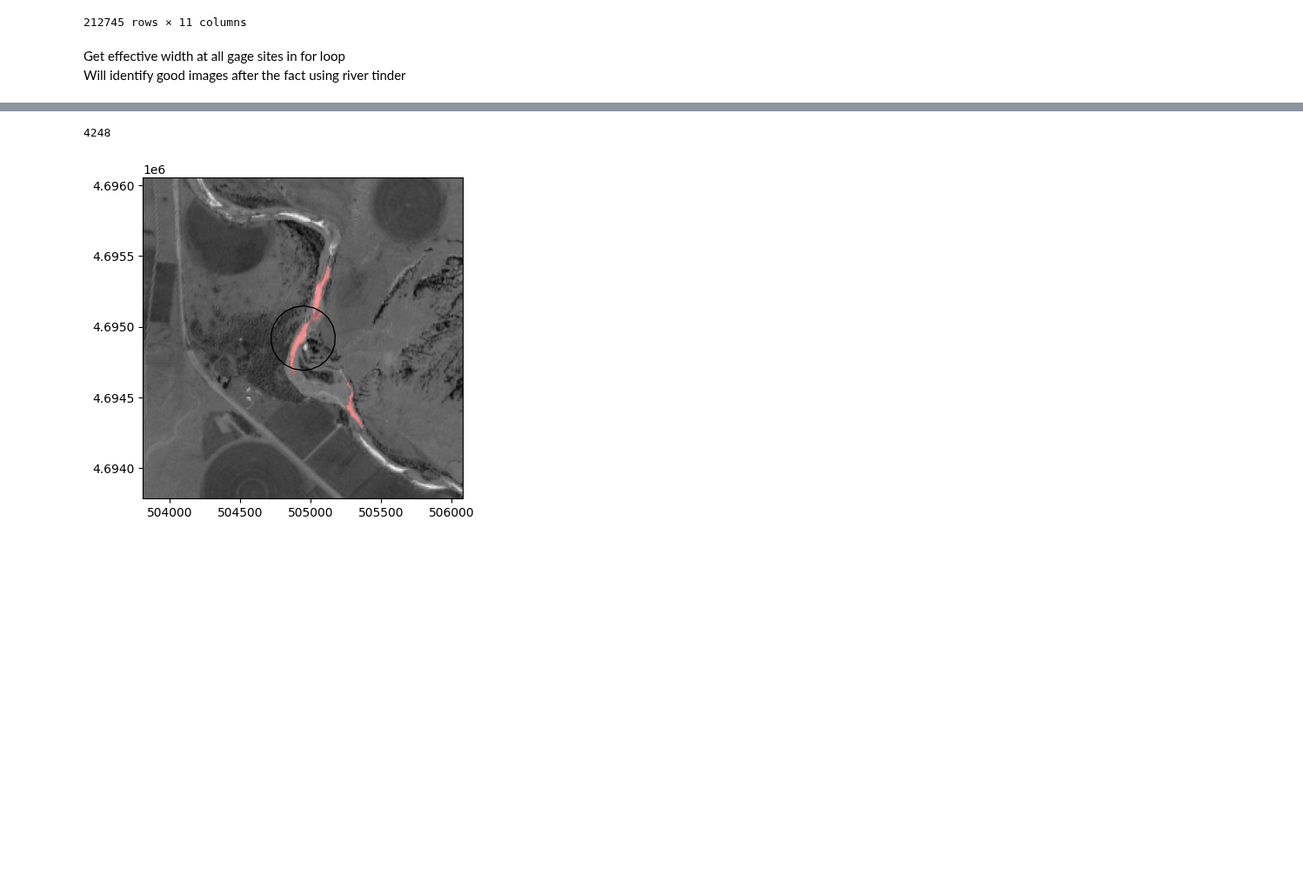
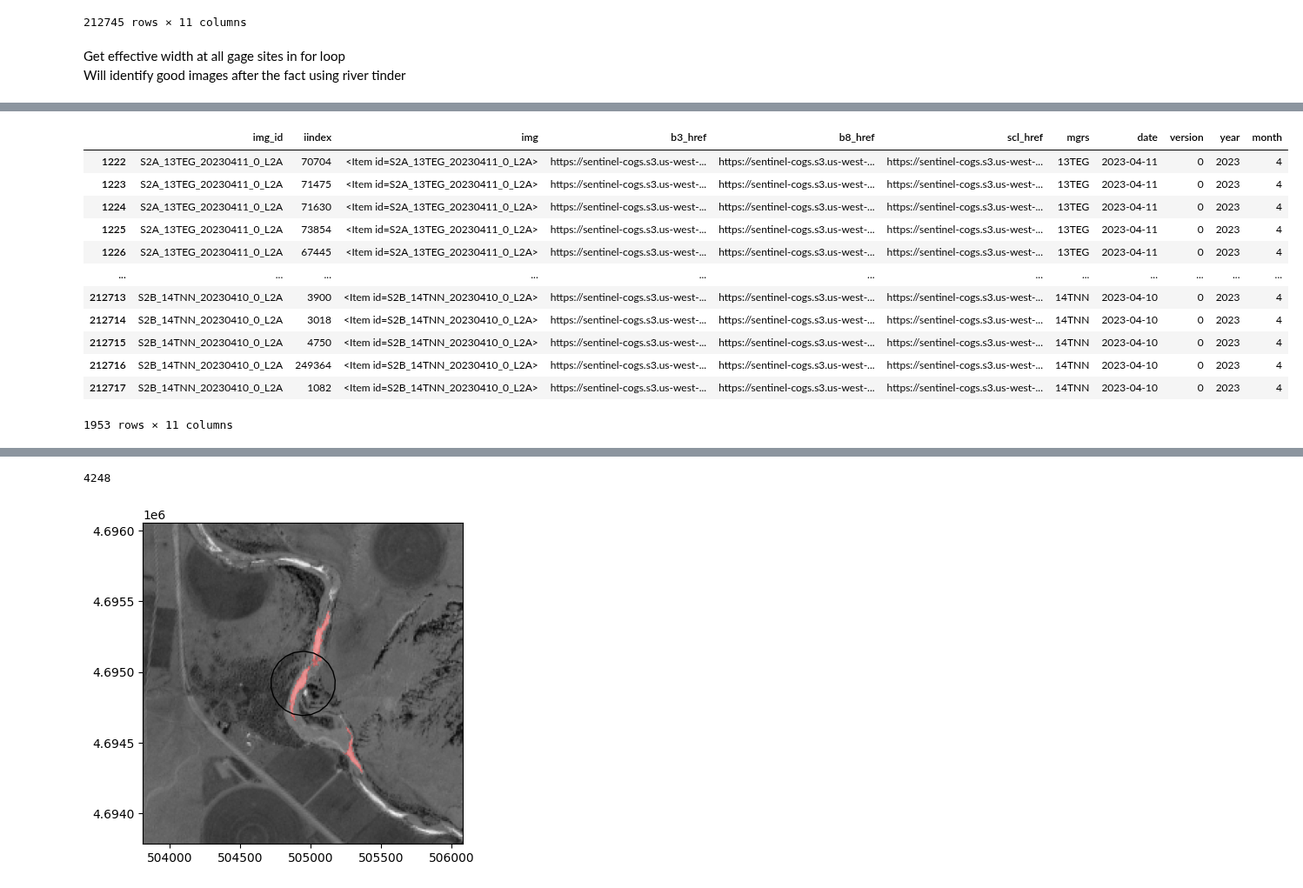
Before and after one commit to wherediddavidgo/multitemporal_RSSA, a Jupyter notebook: stac_processing_download.ipynb, the cells around one changed output, grey strips where cells are left out. Shown at 87% size. Saved outputs shown, nothing was run; the diff lists cells and outputs as text; code cells hidden in the pictures; blank space fills up the shorter version.

Commit message:
fix year img dict overwrites

```diff
--- a/stac_processing_download.ipynb
+++ b/stac_processing_download.ipynb
@@ -684,0 +574,41 @@ nonduplicate_id_hrefs
+# %%
+
+if mode == 'gage' or mode == 'extra_gages':
+
+    for y in years:
+        year_imgs[y] = (nonduplicate_id_hrefs.loc[nonduplicate_id_hrefs.year == y])
+
+    with ProcessPoolExecutor(max_workers=min(4, mp.cpu_count()), initializer=_init_worker, initargs=(paths[0], paths[1], paths[2], paths[3], href_dict)) as ex:
+        for y in years:
+            path_out = (f'/content/drive/MyDrive/effwidth_results/gage_sites/effwidths_{y}_gx_20250927.csv')
+            if path_out not in glob.glob(os.path.join('/content/drive/MyDrive/effwidth_results/gage_sites/effwidths_*.csv')):
+
+                tempdf = nonduplicate_id_hrefs.loc[(nonduplicate_id_hrefs.year == y)].copy()
+                recs = tempdf.index.tolist()
+
+                rows = list(tqdm(ex.map(_worker, recs, chunksize=8), total=len(recs), desc=str(y)))
+                output = pd.DataFrame(rows, columns=['img_id', 'iindex', 'n_pixels', 'n_valid', 'n_river', 'n_cloud', 'n_snow', 'n_cloudriver', 'n_edge', 'n_edgeriver'])
+                output.to_csv(path_out)
+
+else:
+
+    for y in years:
+        month_imgs = {}
+        for m in months:
+            month_imgs[m] = nonduplicate_id_hrefs.loc[(nonduplicate_id_hrefs.month == m) & (nonduplicate_id_hrefs.year == y)]
+            # .set_index(['img_id', 'iindex'])
+            print(month_imgs[m].head())
+        year_imgs[y] = month_imgs
+
+    # with ProcessPoolExecutor(max_workers=min(4, mp.cpu_count()), initializer=_init_worker, initargs=(paths[0], paths[1], paths[2], paths[3], href_dict)) as ex:
+    #     for y in years:
+    #         for m in months:
+    #             path_out = (f'/content/drive/MyDrive/effwidth_results/all_sites/effwidths_{m}_{y}_20250928.csv')
+    #             if path_out not in glob.glob(os.path.join('/content/drive/MyDrive/effwidth_results/all_sites/effwidths_*.csv')):
+
+    #                 tempdf = year_imgs[y][m]
+    #                 recs = tempdf.index.tolist()
+
+    #                 rows = list(tqdm(ex.map(_worker, recs, chunksize=8), total=len(recs), desc=f'{y}_{m}'))
+    #                 output = pd.DataFrame(rows, columns=['img_id', 'iindex', 'n_pixels', 'n_valid', 'n_river', 'n_cloud', 'n_snow', 'n_cloudriver', 'n_edge', 'n_edgeriver'])
+    #                 output.to_csv(path_out)
@@ -684,0 +633,16 @@ nonduplicate_id_hrefs
+# %%
+(year_imgs[2023][4])
+# %% [output]
+|  | img_id | iindex | img | b3_href | b8_href | scl_href | mgrs | date | version | year | month |
+| 1222 | S2A_13TEG_20230411_0_L2A | 70704 | <Item id=S2A_13TEG_20230411_0_L2A> | https://sentinel-cogs.s3.us-west-... | https://sentinel-cogs.s3.us-west-... | https://sentinel-cogs.s3.us-west-... | 13TEG | 2023-04-11 | 0 | 2023 | 4 |
+| 1223 | S2A_13TEG_20230411_0_L2A | 71475 | <Item id=S2A_13TEG_20230411_0_L2A> | https://sentinel-cogs.s3.us-west-... | https://sentinel-cogs.s3.us-west-... | https://sentinel-cogs.s3.us-west-... | 13TEG | 2023-04-11 | 0 | 2023 | 4 |
+| 1224 | S2A_13TEG_20230411_0_L2A | 71630 | <Item id=S2A_13TEG_20230411_0_L2A> | https://sentinel-cogs.s3.us-west-... | https://sentinel-cogs.s3.us-west-... | https://sentinel-cogs.s3.us-west-... | 13TEG | 2023-04-11 | 0 | 2023 | 4 |
+| 1225 | S2A_13TEG_20230411_0_L2A | 73854 | <Item id=S2A_13TEG_20230411_0_L2A> | https://sentinel-cogs.s3.us-west-... | https://sentinel-cogs.s3.us-west-... | https://sentinel-cogs.s3.us-west-... | 13TEG | 2023-04-11 | 0 | 2023 | 4 |
+| 1226 | S2A_13TEG_20230411_0_L2A | 67445 | <Item id=S2A_13TEG_20230411_0_L2A> | https://sentinel-cogs.s3.us-west-... | https://sentinel-cogs.s3.us-west-... | https://sentinel-cogs.s3.us-west-... | 13TEG | 2023-04-11 | 0 | 2023 | 4 |
+| ... | ... | ... | ... | ... | ... | ... | ... | ... | ... | ... | ... |
+| 212713 | S2B_14TNN_20230410_0_L2A | 3900 | <Item id=S2B_14TNN_20230410_0_L2A> | https://sentinel-cogs.s3.us-west-... | https://sentinel-cogs.s3.us-west-... | https://sentinel-cogs.s3.us-west-... | 14TNN | 2023-04-10 | 0 | 2023 | 4 |
+| 212714 | S2B_14TNN_20230410_0_L2A | 3018 | <Item id=S2B_14TNN_20230410_0_L2A> | https://sentinel-cogs.s3.us-west-... | https://sentinel-cogs.s3.us-west-... | https://sentinel-cogs.s3.us-west-... | 14TNN | 2023-04-10 | 0 | 2023 | 4 |
+| 212715 | S2B_14TNN_20230410_0_L2A | 4750 | <Item id=S2B_14TNN_20230410_0_L2A> | https://sentinel-cogs.s3.us-west-... | https://sentinel-cogs.s3.us-west-... | https://sentinel-cogs.s3.us-west-... | 14TNN | 2023-04-10 | 0 | 2023 | 4 |
+| 212716 | S2B_14TNN_20230410_0_L2A | 249364 | <Item id=S2B_14TNN_20230410_0_L2A> | https://sentinel-cogs.s3.us-west-... | https://sentinel-cogs.s3.us-west-... | https://sentinel-cogs.s3.us-west-... | 14TNN | 2023-04-10 | 0 | 2023 | 4 |
+| 212717 | S2B_14TNN_20230410_0_L2A | 1082 | <Item id=S2B_14TNN_20230410_0_L2A> | https://sentinel-cogs.s3.us-west-... | https://sentinel-cogs.s3.us-west-... | https://sentinel-cogs.s3.us-west-... | 14TNN | 2023-04-10 | 0 | 2023 | 4 |
+1953 rows × 11 columns
```
Also changed, not shown: parts of 6 cells of this notebook.
